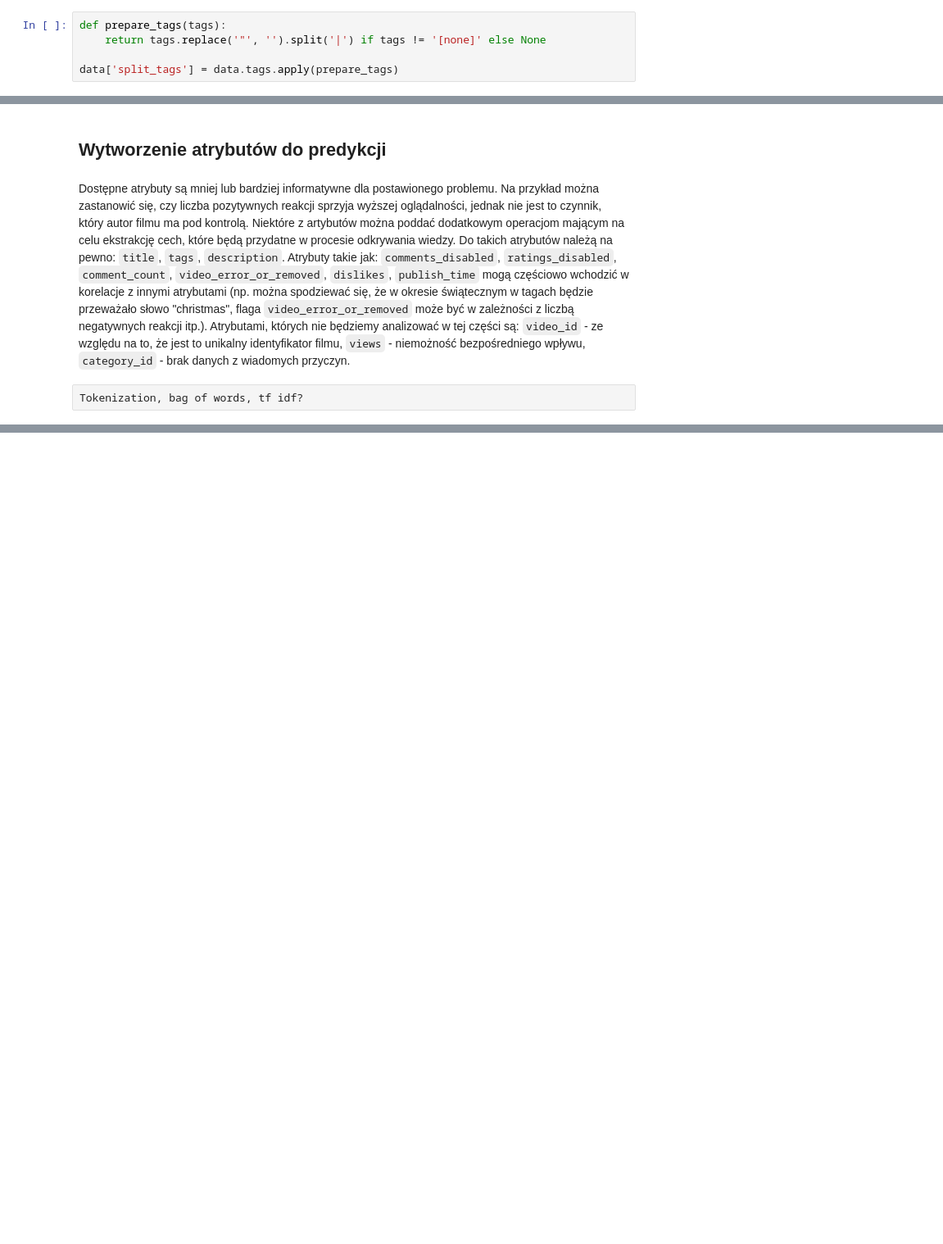
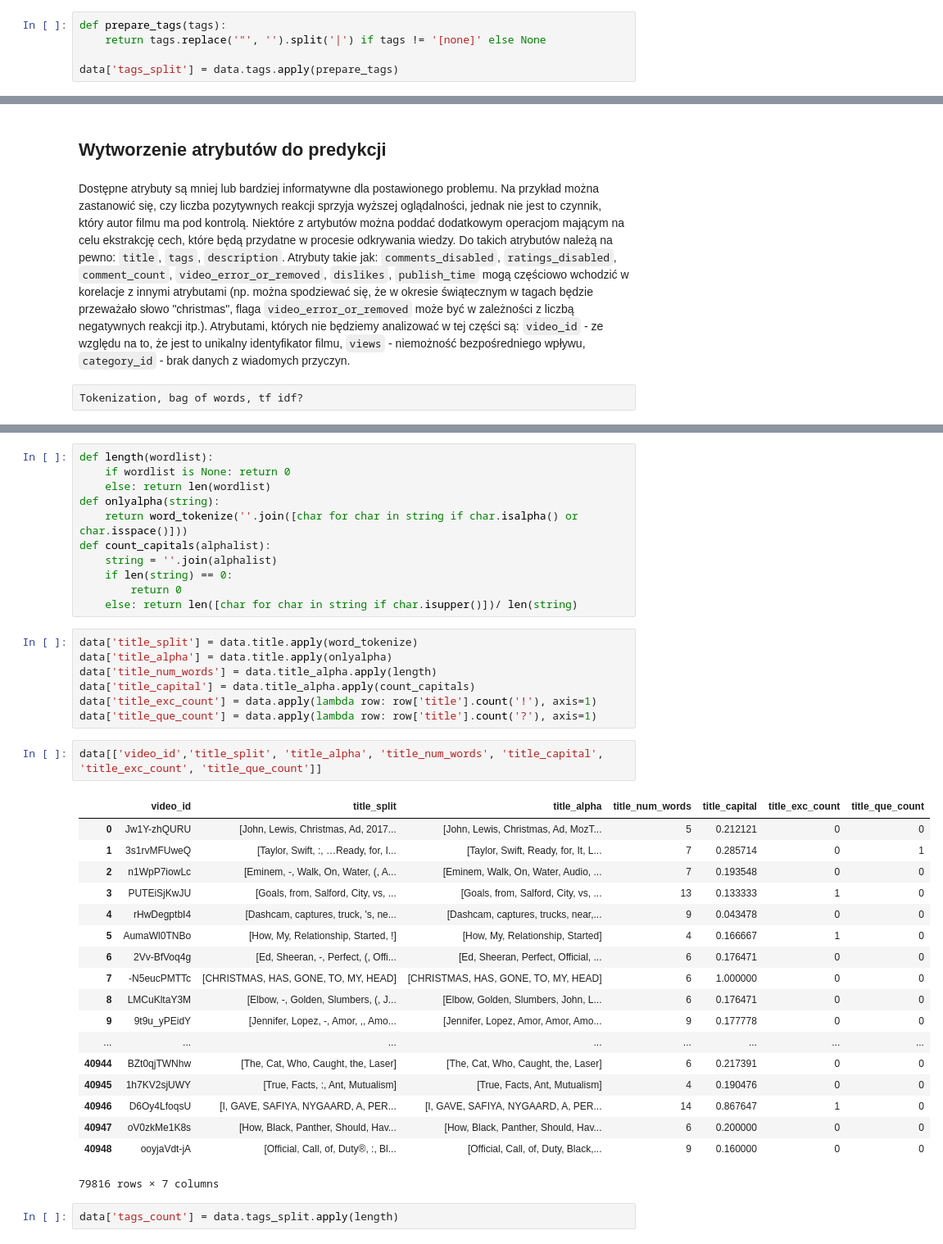
Before and after one commit to marrry/PED_YT, a Jupyter notebook: wstepne_wykresy.ipynb, the cells around one changed output, grey strips where cells are left out. Shown at 82% size. Saved outputs shown, nothing was run; the diff lists cells and outputs as text; blank space fills up the shorter version.

```diff
--- a/wstepne_wykresy.ipynb
+++ b/wstepne_wykresy.ipynb
@@ -212,7 +216,7 @@ data.tags.values[0].replace('"',"").split('|')
 def prepare_tags(tags):
     return tags.replace('"', '').split('|') if tags != '[none]' else None
 
-data['split_tags'] = data.tags.apply(prepare_tags)
+data['tags_split'] = data.tags.apply(prepare_tags)
 # %%
 all_tags = [tags for tags in data.split_tags if tags != None]
 all_tags = list(itertools.chain.from_iterable(all_tags))
@@ -384,3 +389,44 @@ Odnośnie dalszych działań to bym to widziała tak:
 
 - sprawdzenie prawdopodobnych korelacji, o których pisałam wyżej
 - Równolegle dobrze by było ogarnąć YouTube API i zacząć ściągać dane potrzebne do punktu 5
+# %%
+def length(wordlist):
+    if wordlist is None: return 0
+    else: return len(wordlist)
+def onlyalpha(string):
+    return word_tokenize(''.join([char for char in string if char.isalpha() or char.isspace()]))
+def count_capitals(alphalist):
+    string = ''.join(alphalist)
+    if len(string) == 0:
+        return 0
+    else: return len([char for char in string if char.isupper()])/ len(string)
+# %%
+data['title_split'] = data.title.apply(word_tokenize)
+data['title_alpha'] = data.title.apply(onlyalpha)
+data['title_num_words'] = data.title_alpha.apply(length)
+data['title_capital'] = data.title_alpha.apply(count_capitals)
+data['title_exc_count'] = data.apply(lambda row: row['title'].count('!'), axis=1)
+data['title_que_count'] = data.apply(lambda row: row['title'].count('?'), axis=1)
+# %%
+data[['video_id','title_split', 'title_alpha', 'title_num_words', 'title_capital', 'title_exc_count', 'title_que_count']]
+# %% [output]
+|  | video_id | title_split | title_alpha | title_num_words | title_capital | title_exc_count | title_que_count |
+| 0 | Jw1Y-zhQURU | [John, Lewis, Christmas, Ad, 2017... | [John, Lewis, Christmas, Ad, MozT... | 5 | 0.212121 | 0 | 0 |
+| 1 | 3s1rvMFUweQ | [Taylor, Swift, :, …Ready, for, I... | [Taylor, Swift, Ready, for, It, L... | 7 | 0.285714 | 0 | 1 |
+| 2 | n1WpP7iowLc | [Eminem, -, Walk, On, Water, (, A... | [Eminem, Walk, On, Water, Audio, ... | 7 | 0.193548 | 0 | 0 |
+| 3 | PUTEiSjKwJU | [Goals, from, Salford, City, vs, ... | [Goals, from, Salford, City, vs, ... | 13 | 0.133333 | 1 | 0 |
+| 4 | rHwDegptbI4 | [Dashcam, captures, truck, 's, ne... | [Dashcam, captures, trucks, near,... | 9 | 0.043478 | 0 | 0 |
+| 5 | AumaWl0TNBo | [How, My, Relationship, Started, !] | [How, My, Relationship, Started] | 4 | 0.166667 | 1 | 0 |
+| 6 | 2Vv-BfVoq4g | [Ed, Sheeran, -, Perfect, (, Offi... | [Ed, Sheeran, Perfect, Official, ... | 6 | 0.176471 | 0 | 0 |
+| 7 | -N5eucPMTTc | [CHRISTMAS, HAS, GONE, TO, MY, HEAD] | [CHRISTMAS, HAS, GONE, TO, MY, HEAD] | 6 | 1.000000 | 0 | 0 |
+| 8 | LMCuKltaY3M | [Elbow, -, Golden, Slumbers, (, J... | [Elbow, Golden, Slumbers, John, L... | 6 | 0.176471 | 0 | 0 |
+| 9 | 9t9u_yPEidY | [Jennifer, Lopez, -, Amor, ,, Amo... | [Jennifer, Lopez, Amor, Amor, Amo... | 9 | 0.177778 | 0 | 0 |
+| ... | ... | ... | ... | ... | ... | ... | ... |
+| 40944 | BZt0qjTWNhw | [The, Cat, Who, Caught, the, Laser] | [The, Cat, Who, Caught, the, Laser] | 6 | 0.217391 | 0 | 0 |
+| 40945 | 1h7KV2sjUWY | [True, Facts, :, Ant, Mutualism] | [True, Facts, Ant, Mutualism] | 4 | 0.190476 | 0 | 0 |
+| 40946 | D6Oy4LfoqsU | [I, GAVE, SAFIYA, NYGAARD, A, PER... | [I, GAVE, SAFIYA, NYGAARD, A, PER... | 14 | 0.867647 | 1 | 0 |
+| 40947 | oV0zkMe1K8s | [How, Black, Panther, Should, Hav... | [How, Black, Panther, Should, Hav... | 6 | 0.200000 | 0 | 0 |
+| 40948 | ooyjaVdt-jA | [Official, Call, of, Duty®, :, Bl... | [Official, Call, of, Duty, Black,... | 9 | 0.160000 | 0 | 0 |
+79816 rows × 7 columns
+# %%
+data['tags_count'] = data.tags_split.apply(length)
```
Also changed, not shown: parts of 10 cells of this notebook.
